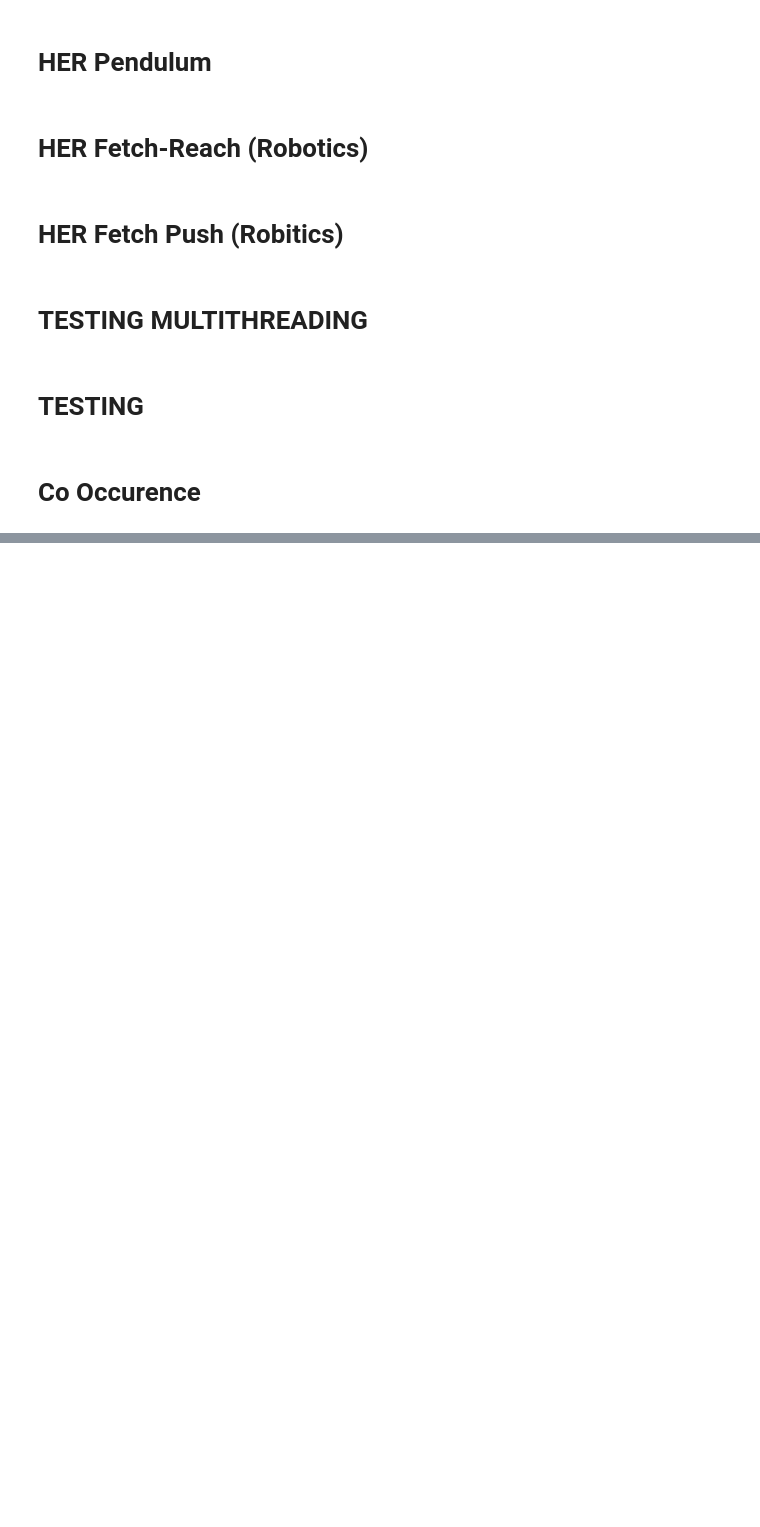
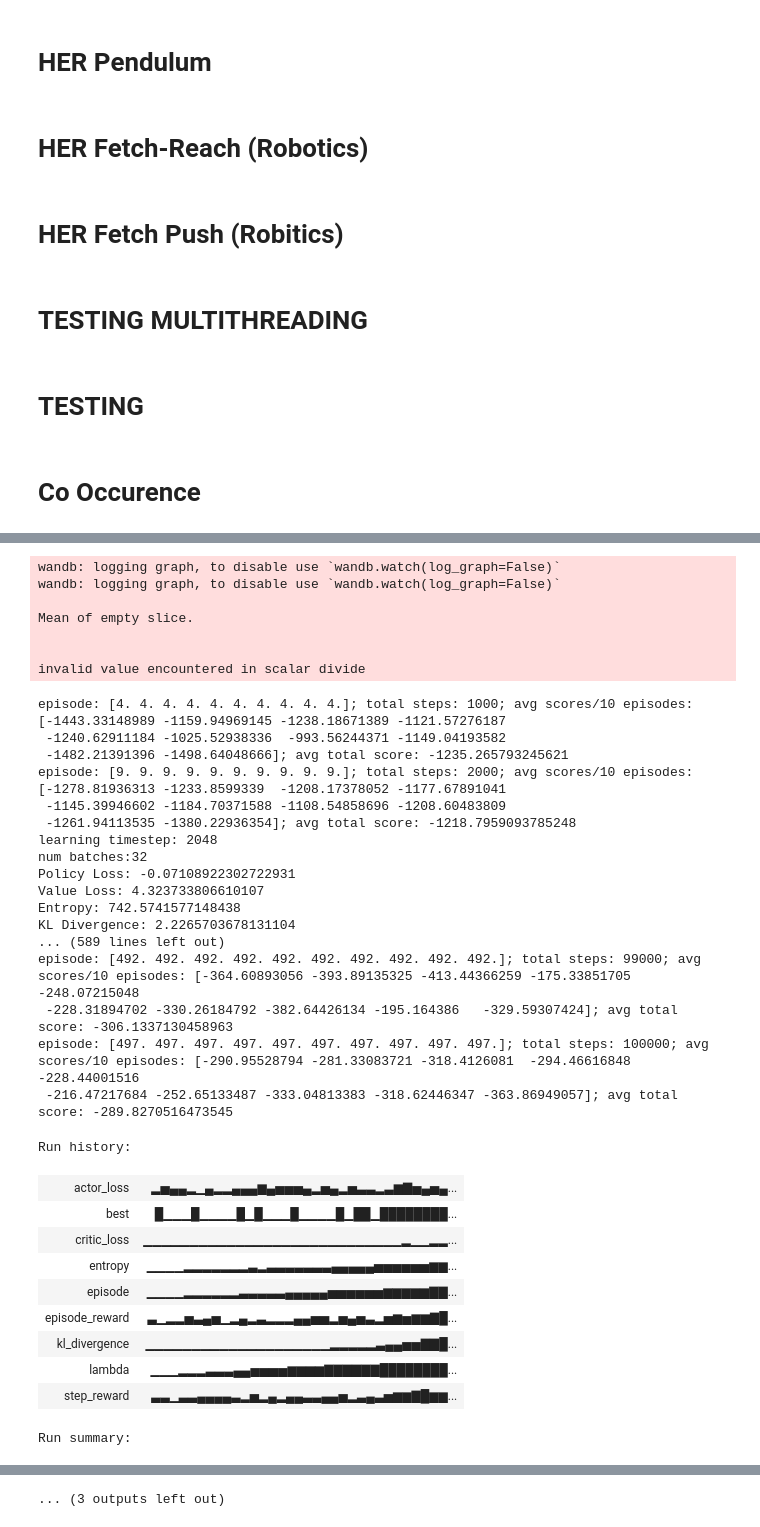
Before and after one commit to jasonhayes1987/PhoenX_RL, a Jupyter notebook: pytorch/src/app/test_bed.ipynb, the cells around one changed output, grey strips where cells are left out. Cells and saved outputs as stored; diff of their text form; code cells hidden in the pictures; blank space fills up the shorter version.

Commit message:
Added WANDB to PPO and to Dash build (testing)

```diff
--- a/pytorch/src/app/test_bed.ipynb
+++ b/pytorch/src/app/test_bed.ipynb
@@ -1569,0 +1723,44 @@ sweep_config
+# %%
+## PARAMS ##
+env_id = 'Pendulum-v1'
+# env_id = 'LunarLanderContinuous-v3'
+# env_id = 'BipedalWalker-v3'
+policy_lr = 3e-4
+value_lr = 2e-3
+entropy_coeff = 0.01
+kl_coeff = 3.0
+loss = 'hybrid'
+lambda_ = 0.0
+timesteps = 100_000
+num_envs = 10
+distribution = 'Normal'
+device = 'cuda'
+
+## WANDB ##
+project_name = 'PPO-Test'
+run_name = None
+
+seed = 46
+env = gym.make_vec(env_id, num_envs)
+# env = gym.make('BipedalWalker-v3')
+# _,_ = env.reset()
+# sample = env.action_space.sample()
+# if isinstance(sample, np.int64) or isinstance(sample, np.int32):
+#     print(f'discrete action space of size {env.action_space.n}')
+# elif isinstance(sample, np.ndarray):
+#     print(f'continuous action space of size {env.action_space.shape}')
+
+T.manual_seed(seed)
+T.cuda.manual_seed(seed)
+np.random.seed(seed)
+gym.utils.seeding.np_random.seed = seed
+# Build policy model
+dense_layers = [(64,"tanh",{"default":{}}),(64,"tanh",{"default":{}})]
+policy = StochasticContinuousPolicy(env, dense_layers, learning_rate=policy_lr, distribution=distribution, device=device)
+dense_layers = [(64,"tanh",{"default":{}}),(64,"tanh",{"default":{}})]
+value_function = ValueModel(env, dense_layers, learning_rate=value_lr, device=device)
+ppo = PPO(env, policy, value_function, distribution=distribution, discount=0.99, gae_coefficient=0.95, policy_clip=0.2, entropy_coefficient=entropy_coeff,
+          kl_coefficient=kl_coeff, loss=loss, lambda_=lambda_, callbacks=[WandbCallback(project_name, run_name)])
+hybrid_train_info_2 = ppo.train(timesteps=timesteps, trajectory_length=2048, batch_size=640, learning_epochs=10, num_envs=num_envs)
+# ppo.test(10,"ppo_test", 1)
+# %% [output]
@@ -1569,0 +1773,35 @@ sweep_config
+wandb: logging graph, to disable use `wandb.watch(log_graph=False)`
+wandb: logging graph, to disable use `wandb.watch(log_graph=False)`
+
+Mean of empty slice.
+
+
+invalid value encountered in scalar divide
+episode: [4. 4. 4. 4. 4. 4. 4. 4. 4. 4.]; total steps: 1000; avg scores/10 episodes: [-1443.33148989 -1159.94969145 -1238.18671389 -1121.57276187
+ -1240.62911184 -1025.52938336  -993.56244371 -1149.04193582
+ -1482.21391396 -1498.64048666]; avg total score: -1235.265793245621
+episode: [9. 9. 9. 9. 9. 9. 9. 9. 9. 9.]; total steps: 2000; avg scores/10 episodes: [-1278.81936313 -1233.8599339  -1208.17378052 -1177.67891041
+ -1145.39946602 -1184.70371588 -1108.54858696 -1208.60483809
+ -1261.94113535 -1380.22936354]; avg total score: -1218.7959093785248
+learning timestep: 2048
+num batches:32
+Policy Loss: -0.07108922302722931
+Value Loss: 4.323733806610107
+Entropy: 742.5741577148438
+KL Divergence: 2.2265703678131104
+... (589 lines left out)
+episode: [492. 492. 492. 492. 492. 492. 492. 492. 492. 492.]; total steps: 99000; avg scores/10 episodes: [-364.60893056 -393.89135325 -413.44366259 -175.33851705 -248.07215048
+ -228.31894702 -330.26184792 -382.64426134 -195.164386   -329.59307424]; avg total score: -306.1337130458963
+episode: [497. 497. 497. 497. 497. 497. 497. 497. 497. 497.]; total steps: 100000; avg scores/10 episodes: [-290.95528794 -281.33083721 -318.4126081  -294.46616848 -228.44001516
+ -216.47217684 -252.65133487 -333.04813383 -318.62446347 -363.86949057]; avg total score: -289.8270516473545
+Run history:
+| actor_loss | ▂▅▄▄▂▁▄▂▂▄▄▄▆▄▅▅▅▄▂▅▄▂▅▃▃▂▃▆▇▅▄▅▄... |
+| best | █▁▁▁█▁▁▁▁█▁█▁▁▁█▁▁▁▁█▁██▁████████... |
+| critic_loss | ▁▁▁▁▁▁▁▁▁▁▁▁▁▁▁▁▁▁▁▁▁▁▁▁▁▁▁▁▂▁▁▂▂... |
+| entropy | ▁▁▁▁▂▂▂▂▂▂▂▃▂▃▃▃▃▃▃▃▄▄▄▄▄▅▅▅▅▅▅▆▆... |
+| episode | ▁▁▁▁▂▂▂▂▂▂▃▃▃▃▃▄▄▄▄▄▅▅▅▅▅▅▆▆▆▆▆▇▇... |
+| episode_reward | ▃▁▂▂▅▃▄▅▁▂▄▂▃▂▂▂▄▄▅▅▂▅▄▅▃▂▅▆▅▆▆▇█... |
+| kl_divergence | ▁▁▁▁▁▁▁▁▁▁▁▁▁▁▁▁▁▁▁▁▂▂▂▂▂▃▄▄▅▅▇▇█... |
+| lambda | ▁▁▁▂▂▂▃▃▃▄▄▅▅▅▅▆▆▆▆▇▇▇▇▇▇████████... |
+| step_reward | ▃▃▁▃▃▄▄▄▄▃▂▅▂▄▂▄▄▃▃▄▄▅▂▃▄▃▅▆▆▇█▆▆... |
+Run summary:
@@ -1569,0 +1817 @@ sweep_config
+... (3 outputs left out)
```
Also changed, not shown: parts of 11 cells of this notebook, 5 other files.
